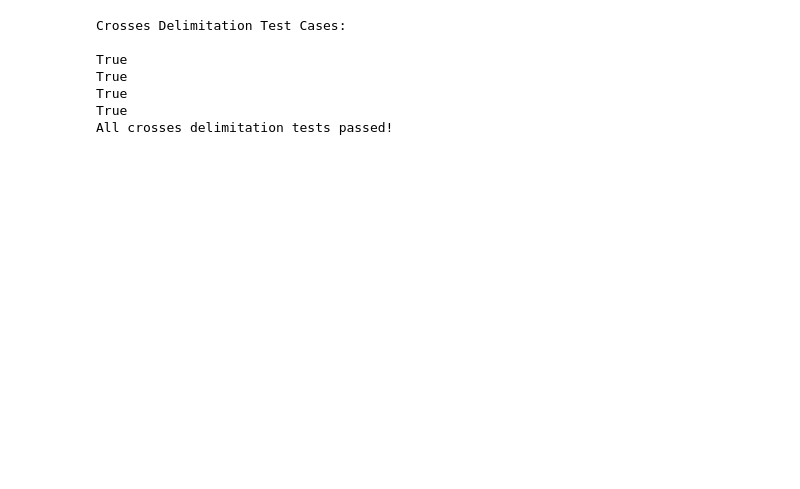
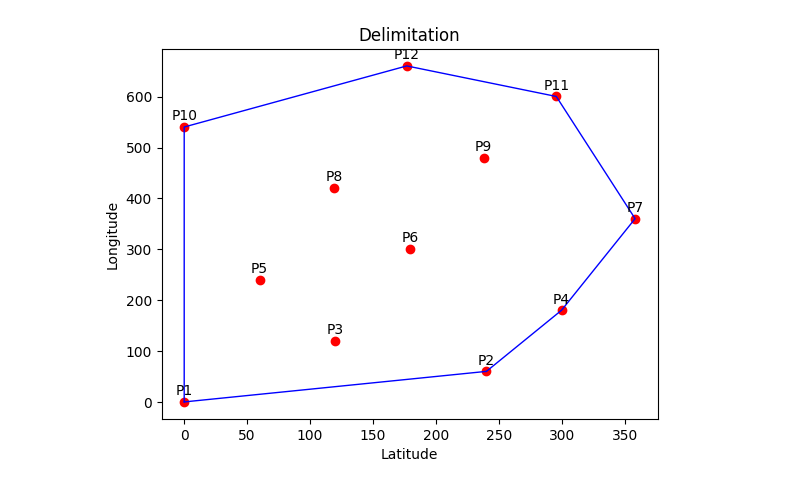
Before and after one commit to vascomgameiro/Maritime-Border-Delimiter, a Jupyter notebook: test.ipynb, the cells around one changed output. Saved outputs shown, nothing was run; the diff lists cells and outputs as text; code cells hidden in the pictures; blank space fills up the shorter version.

```diff
--- a/test.ipynb
+++ b/test.ipynb
@@ -4,2 +276,3 @@ from daup2425p2 import FileHandler
 # %%
-valid_points = FileHandler("convexHullTest/test4.csv").read_points()
+fh = FileHandler("convexHullTest/file9.csv")
+vp = fh.read_points()
@@ -1209,59 +279,5 @@ All intersect tests passed!
-# %%
-# Test: Crosses Delimitation Test (test_crosses_delimitation)
-print("\nCrosses Delimitation Test Cases:\n")
-
-# Test case 1: Line intersects triangle
-d = Delimitation()
-p1 = Point("p1", 0, 0)
-p2 = Point("p2", 4, 0)
-p3 = Point("p3", 2, 4)
-p4 = Point("p4", 0, 0)  # Closing the triangle
-
-d.add_point(p1)
-d.add_point(p2)
-d.add_point(p3)
-d.add_point(p4)
-
-line_p1 = Point("p5", 2, 1)
-line_p2 = Point("p6", 2, 5)
-
-print(d.crosses_delimitation(line_p1, line_p2) == True)  # True if line intersects
-
-# Test case 2: Line does not intersect square
-g = Delimitation()
-p5 = Point("p5", 0, 0)
-p6 = Point("p6", 4, 0)
-p7 = Point("p7", 4, 4)
-p8 = Point("p8", 0, 4)
-
-g.add_point(p5)
-g.add_point(p6)
-g.add_point(p7)
-g.add_point(p8)
-
-line_p1 = Point("p10", 5, 5)
-line_p2 = Point("p11", 6, 6)
-
-print(g.crosses_delimitation(line_p1, line_p2) == False)  # False if no intersection
-
-# Test case 3: Line intersects the square
-line_p1 = Point("p12", 2, -1)
-line_p2 = Point("p13", 2, 5)
-
-print(g.crosses_delimitation(line_p1, line_p2) == True)  # True if line intersects
-
-# Test case 4: Line does not intersect
-line_p1 = Point("p14", -1, -1)
-line_p2 = Point("p15", 2, -2)
-
-print(d.crosses_delimitation(line_p1, line_p2) == False)  # False if no intersection
-
-print("All crosses delimitation tests passed!")
-# %% [output]
-Crosses Delimitation Test Cases:
-
-True
-True
-True
-True
-All crosses delimitation tests passed!
+# %%
+ap = ApproxOptimalDelimitation(vp, 10000)
+ap.find_delimitation().show(vp)
+# %% [output]
+[figure, added]
```
Also changed, not shown: parts of 67 cells of this notebook, 3 other files.
